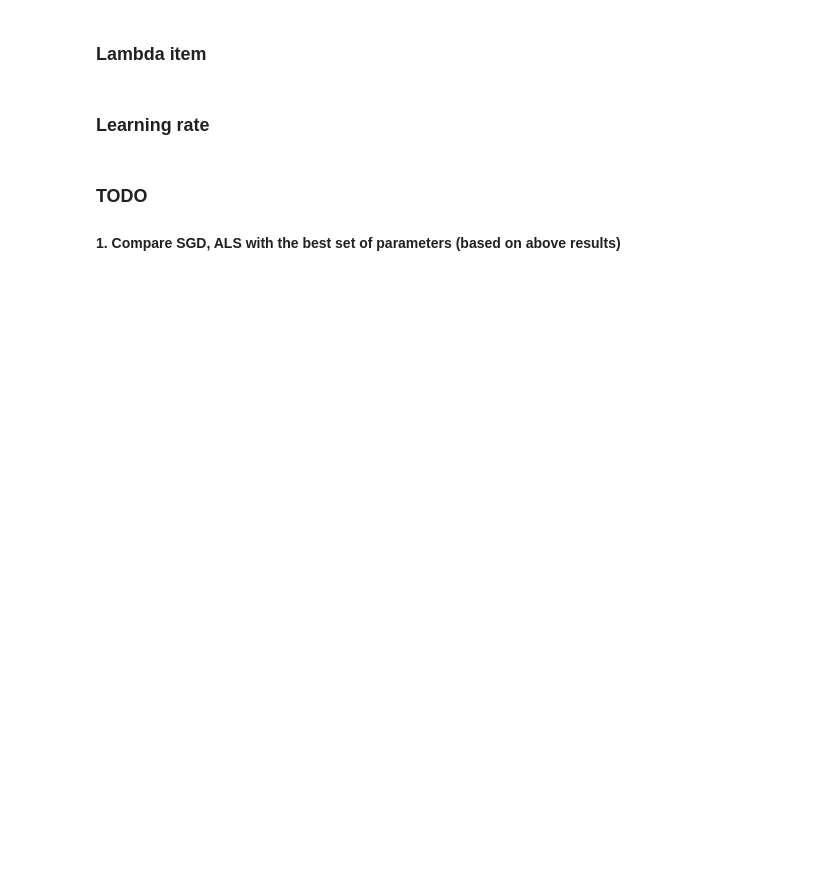
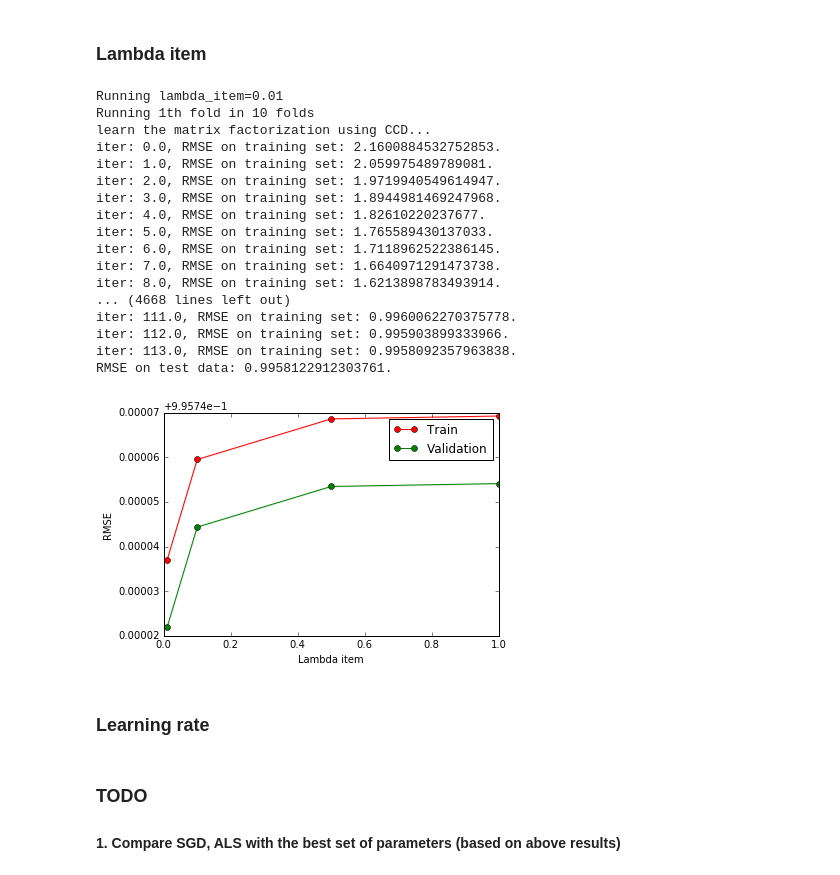
Before and after one commit to atounsi/PCML_project2, a Jupyter notebook: code/project2_notebook.ipynb, the cells around one changed output. Cells and saved outputs as stored; diff of their text form; code cells hidden in the pictures; blank space fills up the shorter version.

```diff
--- a/code/project2_notebook.ipynb
+++ b/code/project2_notebook.ipynb
@@ -187,41 +197,61 @@ plt.show()
 # %%
 ## !!! Takes long time to run
 
-method = 0     # 0-SGD 1-ALS
+method = 2     # 0-SGD 1-ALS
 K = 10        ## K-fold cross validation
 gamma = 0.01
-num_features = 20   # K in the lecture notes
+num_features = 5   # K in the lecture notes
 lambda_user = 0.1
 lambda_item_arr = [0.01, 0.1, 0.5, 1]
+min_num_ratings=10
 
 train_rmse_mean = np.zeros(len(lambda_item_arr))
 train_rmse_std = np.zeros(len(lambda_item_arr))
 validation_rmse_mean = np.zeros(len(lambda_item_arr))
 validation_rmse_std = np.zeros(len(lambda_item_arr))
 
 for i, lambda_item in enumerate(lambda_item_arr):
     train_rmse_arr = []
     validation_rmse_arr = []
 
     print('Running lambda_item={n}'.format(n=lambda_item))
     [train_rmse_arr, validation_rmse_arr] = cross_validation(ratings, K, method, num_items_per_user,
-                                                             num_users_per_item, min_num_ratings=10)
+                                                             num_users_per_item, min_num_ratings,  num_features, lambda_user, lambda_item)
 
     train_rmse_mean[i] = np.mean(train_rmse_arr)
     train_rmse_std[i] = np.std(train_rmse_arr)
     validation_rmse_mean[i] = np.mean(validation_rmse_arr)
     validation_rmse_std[i] = np.std(validation_rmse_std)
 
 ## Plotting results
 plt.fill_between(lambda_item_arr, train_rmse_mean - train_rmse_std,
                      train_rmse_mean + train_rmse_std, alpha=0.1, color="r")
 plt.fill_between(lambda_item_arr, validation_rmse_mean - validation_rmse_std,
                      validation_rmse_mean + validation_rmse_std, alpha=0.1, color="g")
 plt.plot(lambda_item_arr, train_rmse_mean, 'o-', color="r")
 plt.plot(lambda_item_arr, validation_rmse_mean, 'o-', color="g")
 plt.legend(('Train', 'Validation'))
 plt.xlabel('Lambda item'); plt.ylabel('RMSE');
 plt.show()
+# %% [output]
+Running lambda_item=0.01
+Running 1th fold in 10 folds
+learn the matrix factorization using CCD...
+iter: 0.0, RMSE on training set: 2.1600884532752853.
+iter: 1.0, RMSE on training set: 2.059975489789081.
+iter: 2.0, RMSE on training set: 1.9719940549614947.
+iter: 3.0, RMSE on training set: 1.8944981469247968.
+iter: 4.0, RMSE on training set: 1.82610220237677.
+iter: 5.0, RMSE on training set: 1.765589430137033.
+iter: 6.0, RMSE on training set: 1.7118962522386145.
+iter: 7.0, RMSE on training set: 1.6640971291473738.
+iter: 8.0, RMSE on training set: 1.6213898783493914.
+... (4668 lines left out)
+iter: 111.0, RMSE on training set: 0.9960062270375778.
+iter: 112.0, RMSE on training set: 0.995903899333966.
+iter: 113.0, RMSE on training set: 0.9958092357963838.
+RMSE on test data: 0.9958122912303761.
+[figure, added]
 # %% [markdown]
 ### Learning rate
 # %%
```
Also changed, not shown: parts of 2 cells of this notebook, 2 other files.
